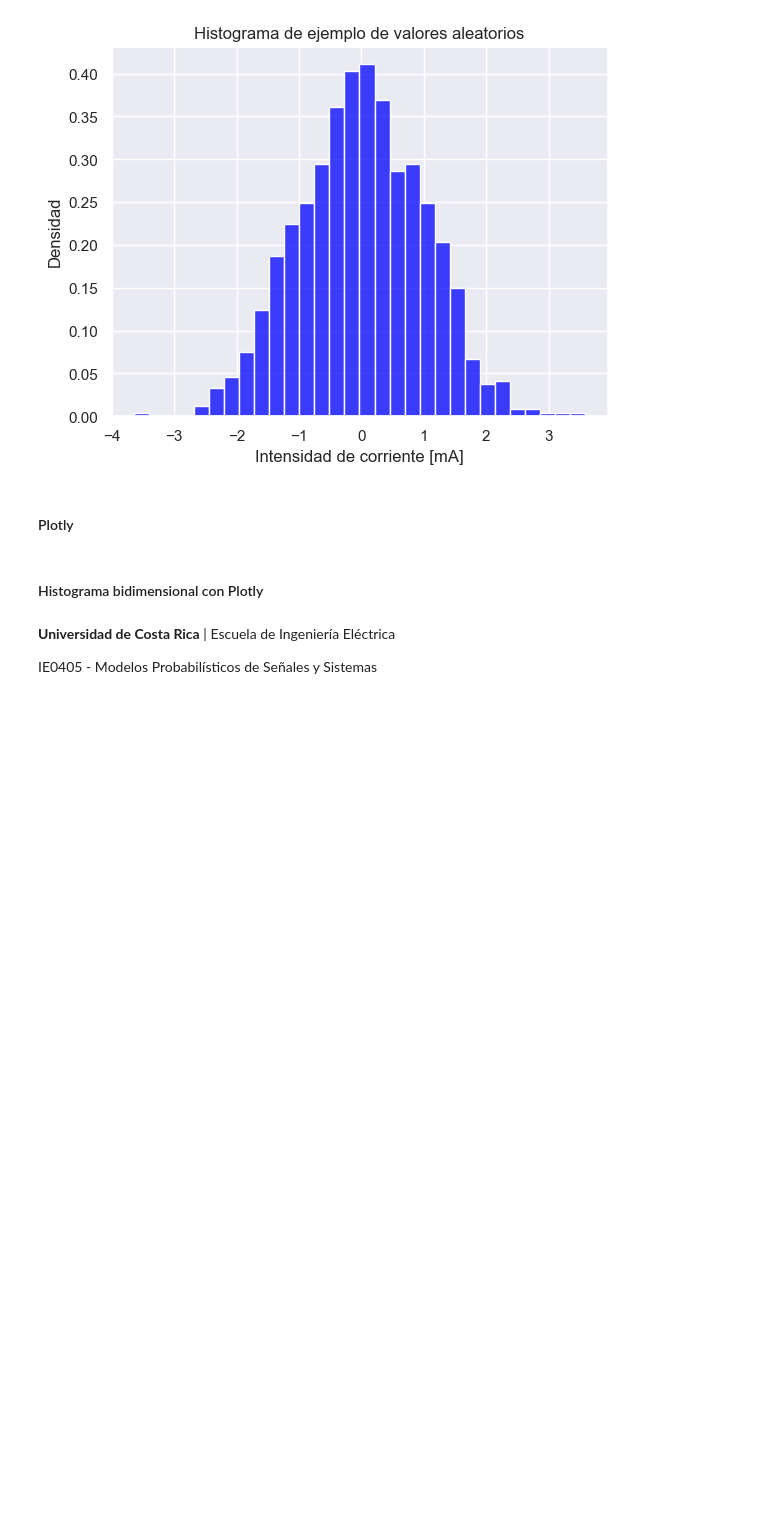
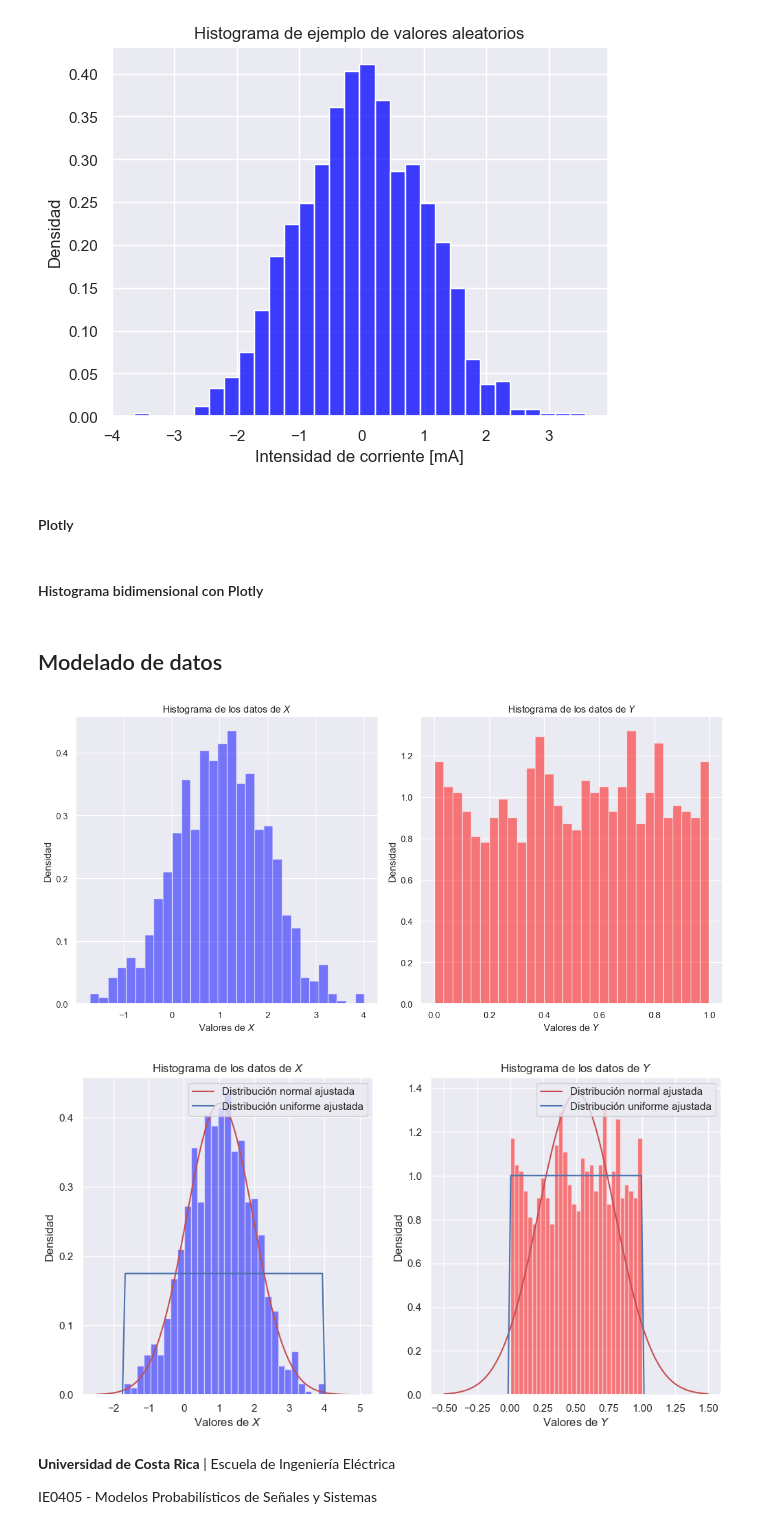
Before and after one commit to improbabilidades/proyecto, a Jupyter notebook: playground.ipynb, the cells around one changed output. Drawn from its saved outputs; the diff is of its cells as text; code cells hidden in the pictures; blank space fills up the shorter version.

```diff
--- a/playground.ipynb
+++ b/playground.ipynb
@@ -196,6 +196,71 @@ fig.show()
 
 # Guardar la gráfica como SVG
 pio.write_image(fig, "docs/images/densidad.svg", format="svg")
+# %% [markdown]
+## Modelado de datos
+# %%
+from scipy.stats import norm, uniform
+import matplotlib.pyplot as plt
+import numpy as np
+
+X = norm(loc=1, scale=1)
+Y = uniform(loc=0, scale=1)
+
+# Generar datos aleatorios
+x = X.rvs(size=1000)
+y = Y.rvs(size=1000)
+
+# Crear un gráfico doble con un histograma para cada variable
+fig, (ax1, ax2) = plt.subplots(1, 2, figsize=(12, 6))
+ax1.hist(x, bins=30, density=True, alpha=0.5, color='blue')
+ax2.hist(y, bins=30, density=True, alpha=0.5, color='red')
+ax1.set_title("Histograma de los datos de $X$")
+ax2.set_title("Histograma de los datos de $Y$")
+ax1.set_xlabel("Valores de $X$")
+ax2.set_xlabel("Valores de $Y$")
+ax1.set_ylabel("Densidad")
+ax2.set_ylabel("Densidad")
+plt.tight_layout()
+plt.show()
+
+# Guardar la gráfica como SVG
+fig.savefig("docs/images/histograma_doble.svg", format="svg")
+
+# Encontrar los parámetros de las distribución normal
+params_X_1 = norm.fit(x)
+params_X_2 = uniform.fit(x)
+params_Y_1 = norm.fit(y)
+params_Y_2 = uniform.fit(y)
+
+# Graficar la distribución normal con los parámetros encontrados
+fig, (ax1, ax2) = plt.subplots(1, 2, figsize=(12, 6))
+ax1.hist(x, bins=30, density=True, alpha=0.5, color='blue')
+ax2.hist(y, bins=30, density=True, alpha=0.5, color='red')
+ax1.set_title("Histograma de los datos de $X$")
+ax2.set_title("Histograma de los datos de $Y$")
+ax1.set_xlabel("Valores de $X$")
+ax2.set_xlabel("Valores de $Y$")
+ax1.set_ylabel("Densidad")
+ax2.set_ylabel("Densidad")
+h = np.linspace(-2.5, 5, 100)
+H = norm.pdf(h, *params_X_1)
+ax1.plot(h, H, 'r-', label='Distribución normal ajustada')
+H = uniform.pdf(h, *params_X_2)
+ax1.plot(h, H, 'b-', label='Distribución uniforme ajustada')
+ax1.legend()
+h = np.linspace(-0.5, 1.5, 100)
+H = norm.pdf(h, *params_Y_1)
+ax2.plot(h, H, 'r-', label='Distribución normal ajustada')
+H = uniform.pdf(h, *params_Y_2)
+ax2.plot(h, H, 'b-', label='Distribución uniforme ajustada')
+ax2.legend()
+plt.show()
+
+# Guardar la gráfica como SVG
+fig.savefig("docs/images/histograma_doble_ajuste.svg", format="svg")
+# %% [output]
+[figure, added]
+[figure, added]
 # %% [markdown]
 **Universidad de Costa Rica** | Escuela de Ingeniería Eléctrica
 
```
Also changed, not shown: 8 other files.
